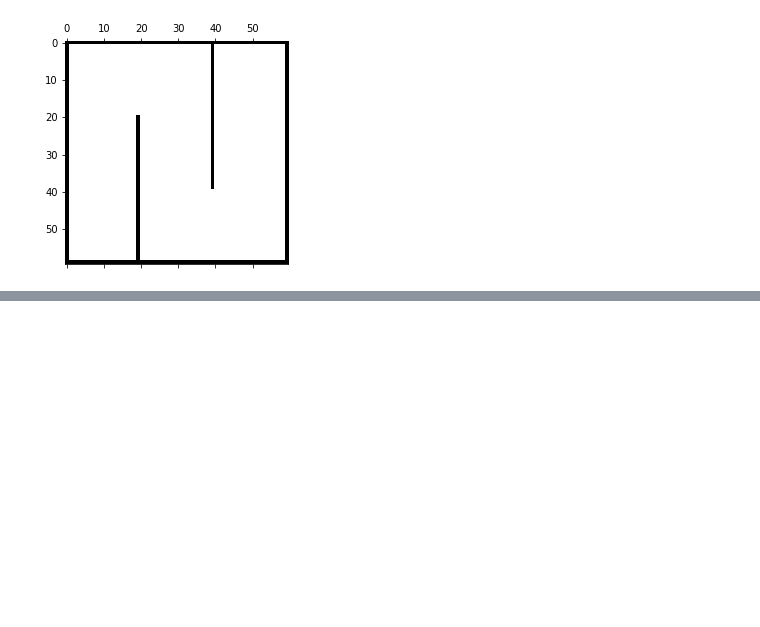
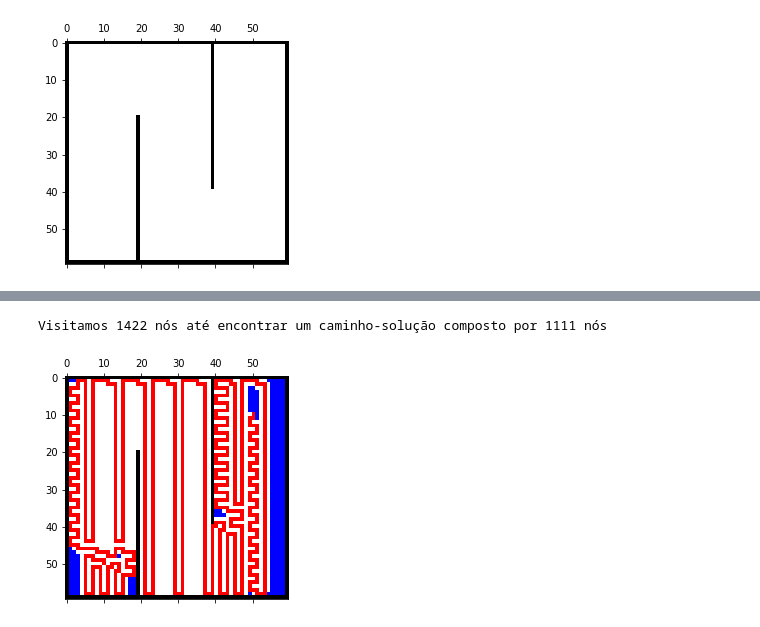
Before and after one commit to AkariUeda/mc906-lab1, a Jupyter notebook: mc906-lab1.ipynb, the cells around one changed output, grey strips where cells are left out. Drawn from its saved outputs; the diff is of its cells as text; code cells hidden in the pictures; blank space fills up the shorter version.

```diff
--- a/mc906-lab1.ipynb
+++ b/mc906-lab1.ipynb
@@ -62,0 +152,31 @@ state = UndirectedGraph(state)
+# %%
+def depth_first_graph_search(problem):
+    """Search the deepest nodes in the search tree first.
+        Search through the successors of a problem to find a goal.
+        The argument frontier should be an empty queue.
+        Does not get trapped by loops.
+        If two paths reach a state, only use the first one. [Figure 3.7]"""
+    initial_node = Node(problem.initial)
+    initial_node.parent = None
+    frontier = [(initial_node)]  # Stack
+    visitations = 0
+    explored = set()
+    while frontier:
+        node = frontier.pop()
+        visitations += 1
+        if problem.goal_test(node.state):
+            return node, visitations, explored
+        explored.add(node.state)
+        for child in node.expand(problem):
+            child.parent = node
+            if child.state not in explored and child not in frontier:
+                frontier.append(child)
+    return None
+# %%
+node, visitations, explored = depth_first_graph_search(problem)
+path = create_path(node)
+print_path(path, explored)
+print("Visitamos %d nós até encontrar um caminho-solução composto por %d nós" % (visitations, len(path)))
+# %% [output]
+Visitamos 1422 nós até encontrar um caminho-solução composto por 1111 nós
+[figure, added]
```
Also changed, not shown: parts of 36 cells of this notebook, 6 other files.
